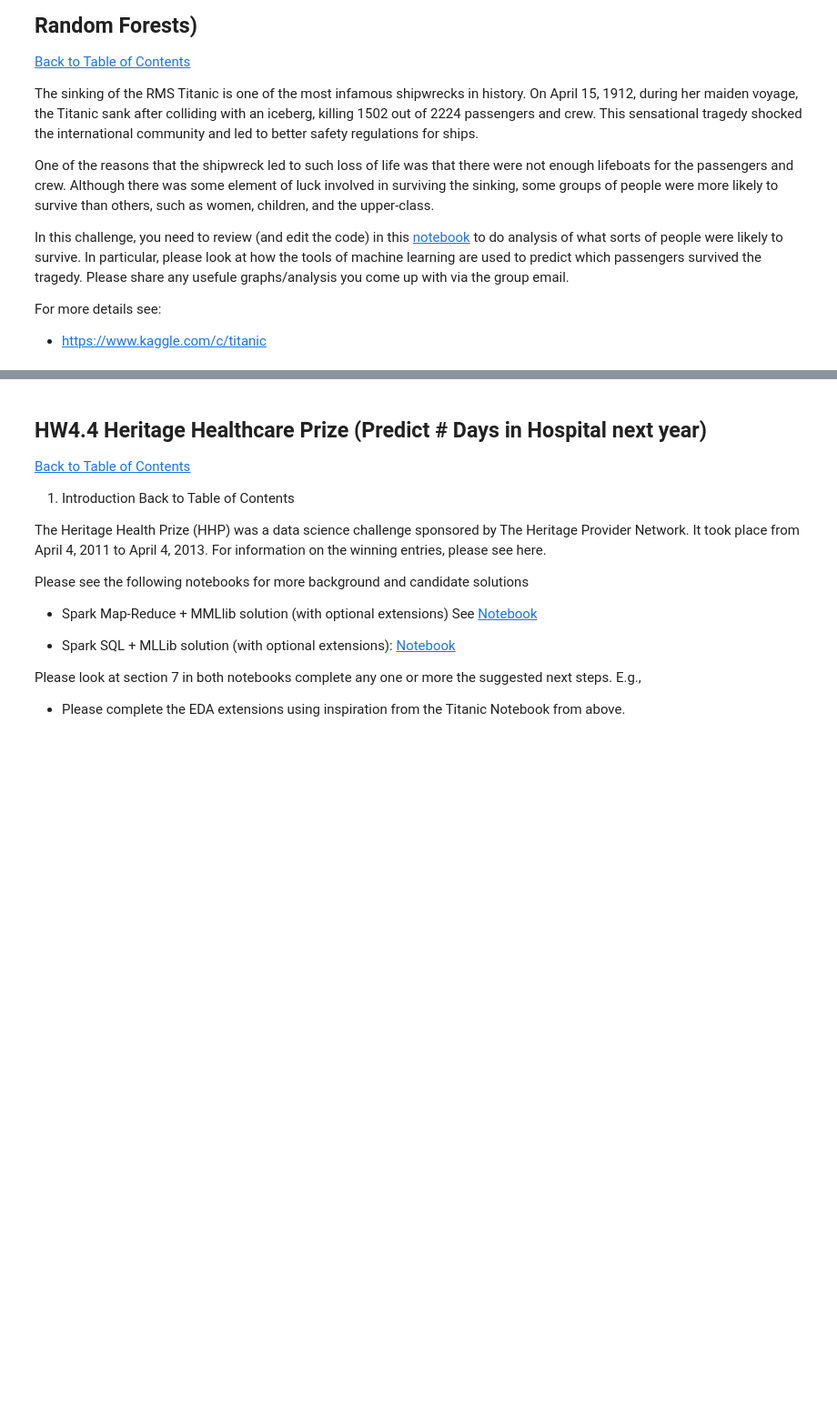
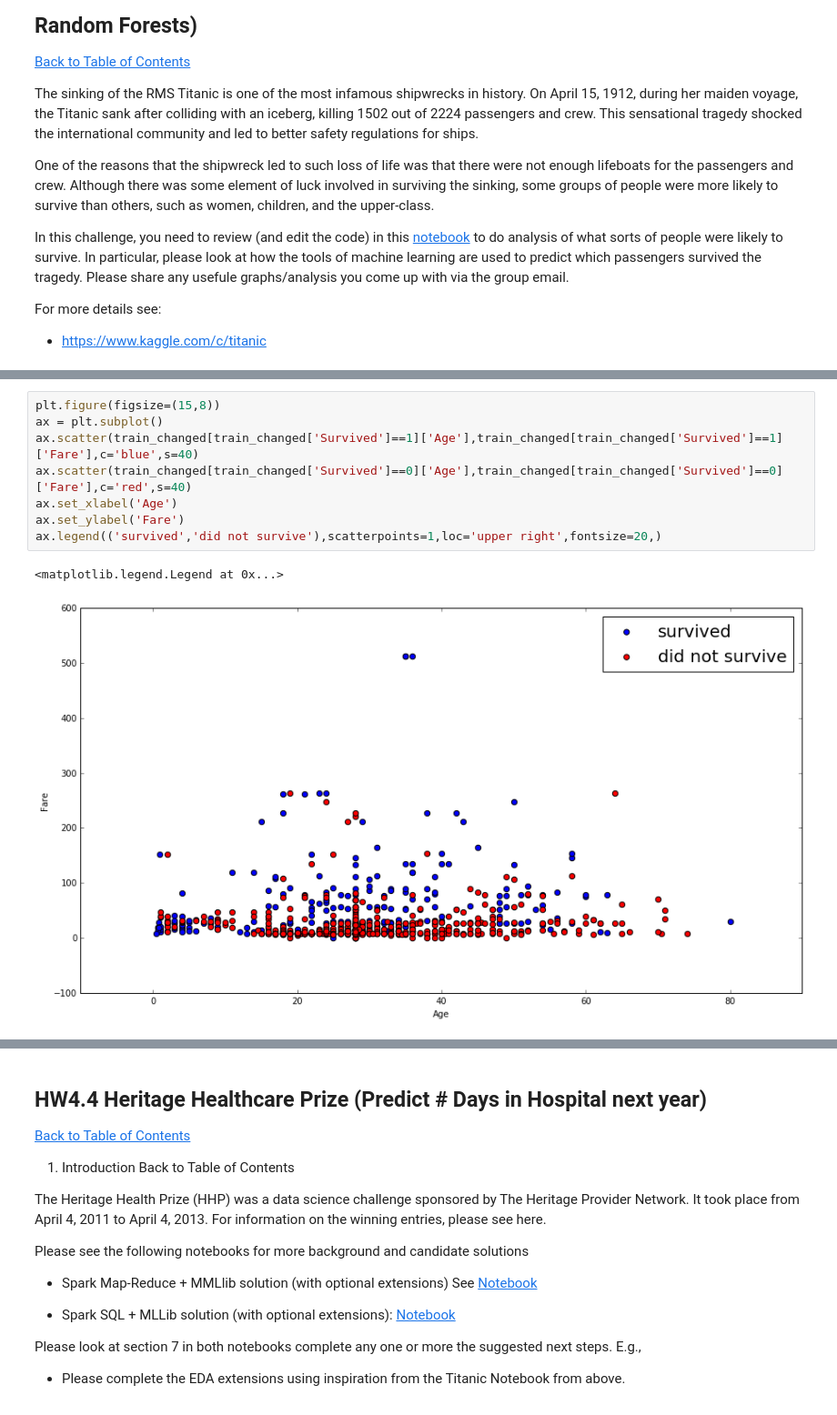
Before and after one commit to anaveenan/MachineLearning, a Jupyter notebook: TargetDataScienceTraining/Week 2/HW4/Zuehlke DAMLAS Target DS Homework - 18aug2016.ipynb, the cells around one changed output, grey strips where cells are left out. Shown at 91% size. Saved outputs shown, nothing was run; the diff lists cells and outputs as text; blank space fills up the shorter version.

```diff
--- a/TargetDataScienceTraining/Week 2/HW4/Zuehlke DAMLAS Target DS Homework - 18aug2016.ipynb
+++ b/TargetDataScienceTraining/Week 2/HW4/Zuehlke DAMLAS Target DS Homework - 18aug2016.ipynb
@@ -510,0 +568,11 @@ For more details see:
+# %%
+plt.figure(figsize=(15,8))
+ax = plt.subplot()
+ax.scatter(train_changed[train_changed['Survived']==1]['Age'],train_changed[train_changed['Survived']==1]['Fare'],c='blue',s=40)
+ax.scatter(train_changed[train_changed['Survived']==0]['Age'],train_changed[train_changed['Survived']==0]['Fare'],c='red',s=40)
+ax.set_xlabel('Age')
+ax.set_ylabel('Fare')
+ax.legend(('survived','did not survive'),scatterpoints=1,loc='upper right',fontsize=20,)
+# %% [output]
+<matplotlib.legend.Legend at 0x...>
+[figure, added]
```
Also changed, not shown: parts of 66 cells of this notebook.
